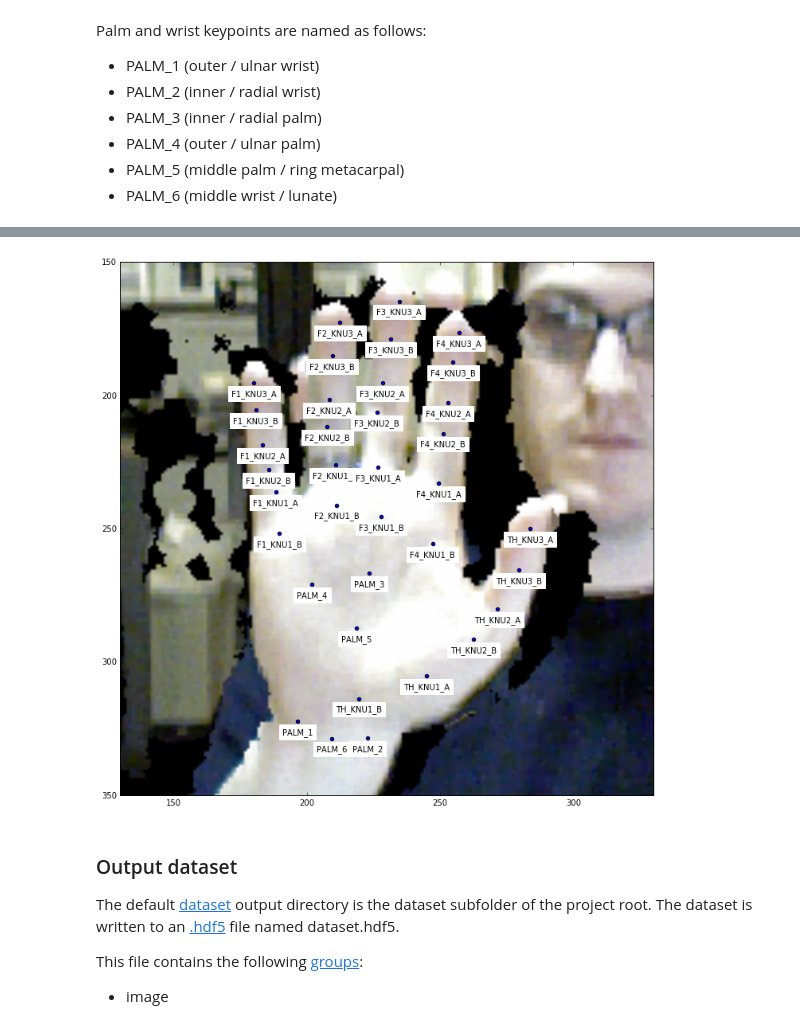
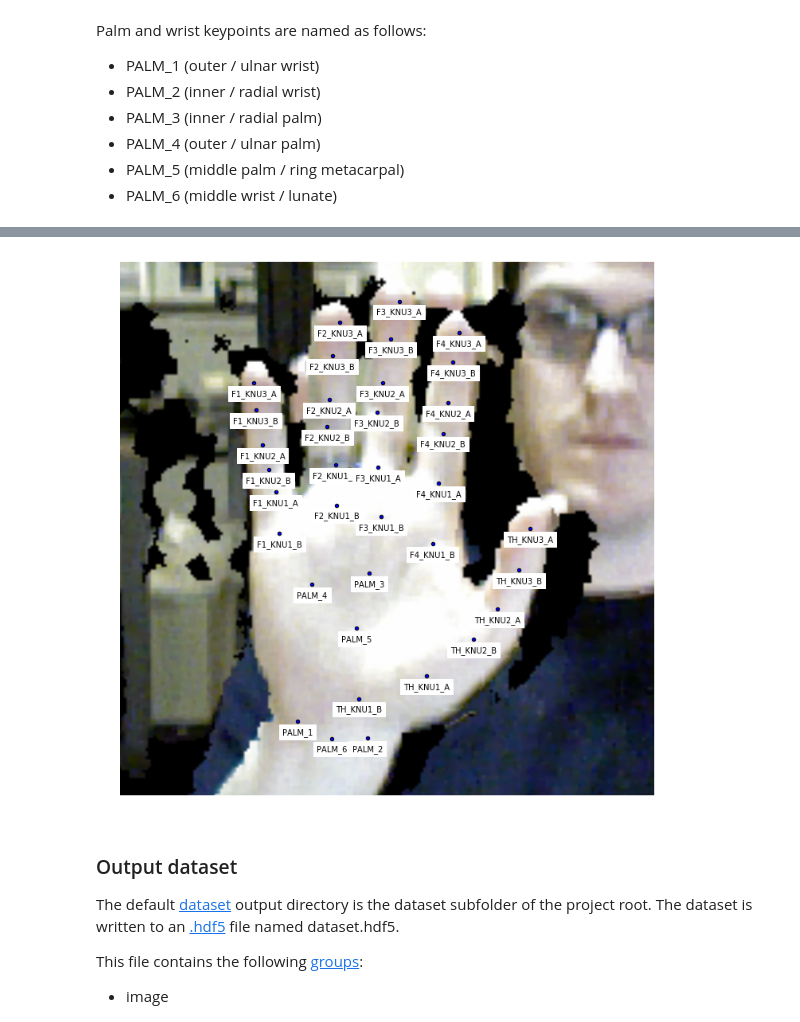
Before and after one commit to zanecodes/thesis, a Jupyter notebook: data.ipynb, the cells around one changed output, grey strips where cells are left out. Cells and saved outputs as stored; diff of their text form; code cells hidden in the pictures.

```diff
--- a/data.ipynb
+++ b/data.ipynb
@@ -140,25 +146,26 @@ def load_labels(set, angle):
 # %%
 demo_image = load_images([data_path('train', image_path('rgb', 1, 0))], 'uint8').__next__()
 demo_label = load_labels('train', 1)[0]
 
 plt.figure(figsize=(12, 12))
 plt.gca().invert_yaxis()
 plt.axis('equal')
 plt.scatter(demo_label.ix[:, 'u'], demo_label.ix[:, 'v'])
 plt.gca().set_autoscale_on(False)
+plt.gca().set_axis_off()
 plt.imshow(demo_image.squeeze())
 
 for joint_name, joint_data in zip(demo_label.axes[0].values, demo_label.ix[:, ['u', 'v']].values):
     plt.annotate(joint_name,
                  joint_data,
                  xytext=(0, -8),
                  textcoords='offset points',
                  size=10,
                  backgroundcolor='white',
                  ha='center',
                  va='top')
 # %% [output]
-[figure, old version]
+[figure, new version]
 # %% [markdown]
 ### Output dataset
 
```
Also changed, not shown: parts of 1 cell of this notebook.
